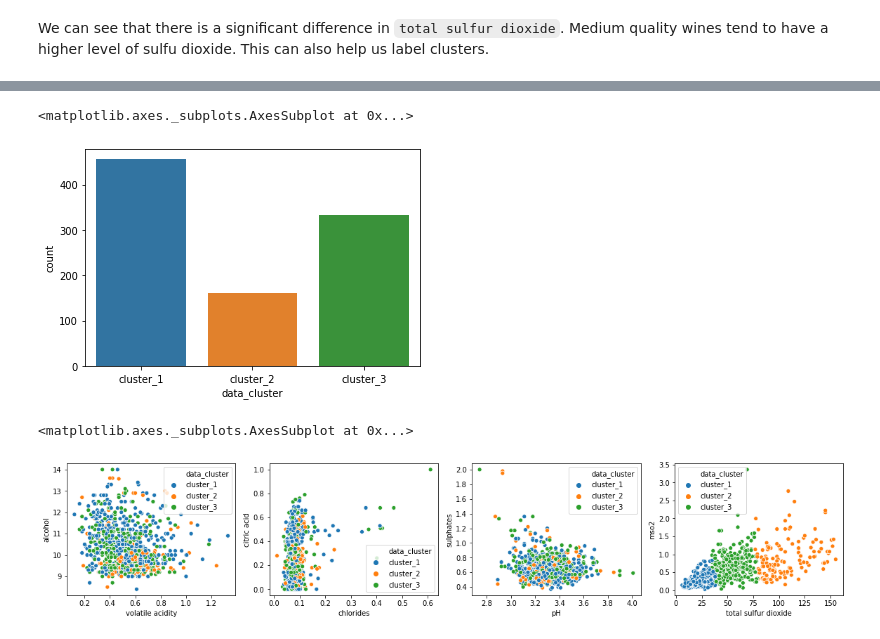
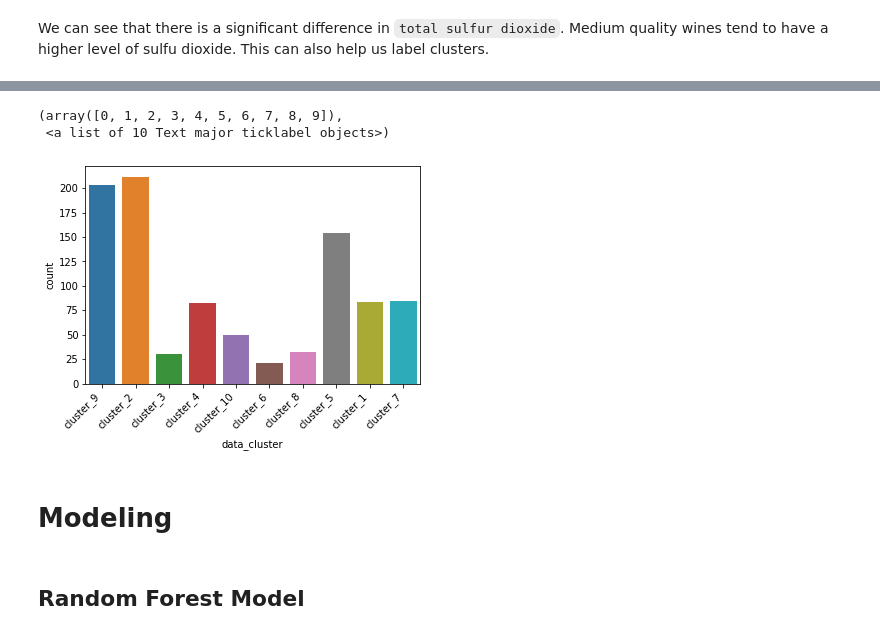
Before and after one commit to guedanie/wine-quality-project, a Jupyter notebook: red_wine_analysis_prediction.ipynb, the cells around one changed output, grey strips where cells are left out. Saved outputs shown, nothing was run; the diff lists cells and outputs as text; code cells hidden in the pictures.

Commit message:
began first round of modeling

```diff
--- a/red_wine_analysis_prediction.ipynb
+++ b/red_wine_analysis_prediction.ipynb
@@ -434,22 +428,11 @@ We can see that there is a significant difference in `total sulfur dioxide`. Med
 # Lets create some cluster - in this case, we will not look at the elbow curve, and instead try a k of three
 X_train = train.drop(columns=["quality", "quality_bins"])
 
-X_train, centroid = model.create_cluster(X_train, 3, X_train.columns, "data_cluster")
+X_train, centroid = model.create_cluster(X_train, 10, X_train.columns, "data_cluster")
 # %%
 sns.countplot(data = X_train, x="data_cluster")
+plt.xticks(rotation=45, ha="right")
 # %% [output]
-<matplotlib.axes._subplots.AxesSubplot at 0x...>
+(array([0, 1, 2, 3, 4, 5, 6, 7, 8, 9]),
+ <a list of 10 Text major ticklabel objects>)
-[figure, old version]
+[figure, new version]
-# %%
-f = plt.figure(figsize=(25,20))
-f.add_subplot(5,5, 1)
-sns.scatterplot(data=X_train, x="volatile acidity", y= "alcohol", hue="data_cluster")
-f.add_subplot(5,5, 2)
-sns.scatterplot(data=X_train, x="chlorides", y="citric acid", hue="data_cluster")
-f.add_subplot(5,5, 3)
-sns.scatterplot(data=X_train, x="pH", y="sulphates", hue="data_cluster")
-f.add_subplot(5,5, 4)
-sns.scatterplot(data=X_train, x="total sulfur dioxide", y="mso2", hue="data_cluster")
-# %% [output]
-<matplotlib.axes._subplots.AxesSubplot at 0x...>
-[figure, removed]
@@ -455,0 +443,2 @@ sns.scatterplot(data=X_train, x="total sulfur dioxide", y="mso2", hue="data_clus
+# %% [markdown]
+# Modeling
@@ -455,0 +447,2 @@ sns.scatterplot(data=X_train, x="total sulfur dioxide", y="mso2", hue="data_clus
+# %% [markdown]
+## Random Forest Model
```
Also changed, not shown: parts of 10 cells of this notebook.
